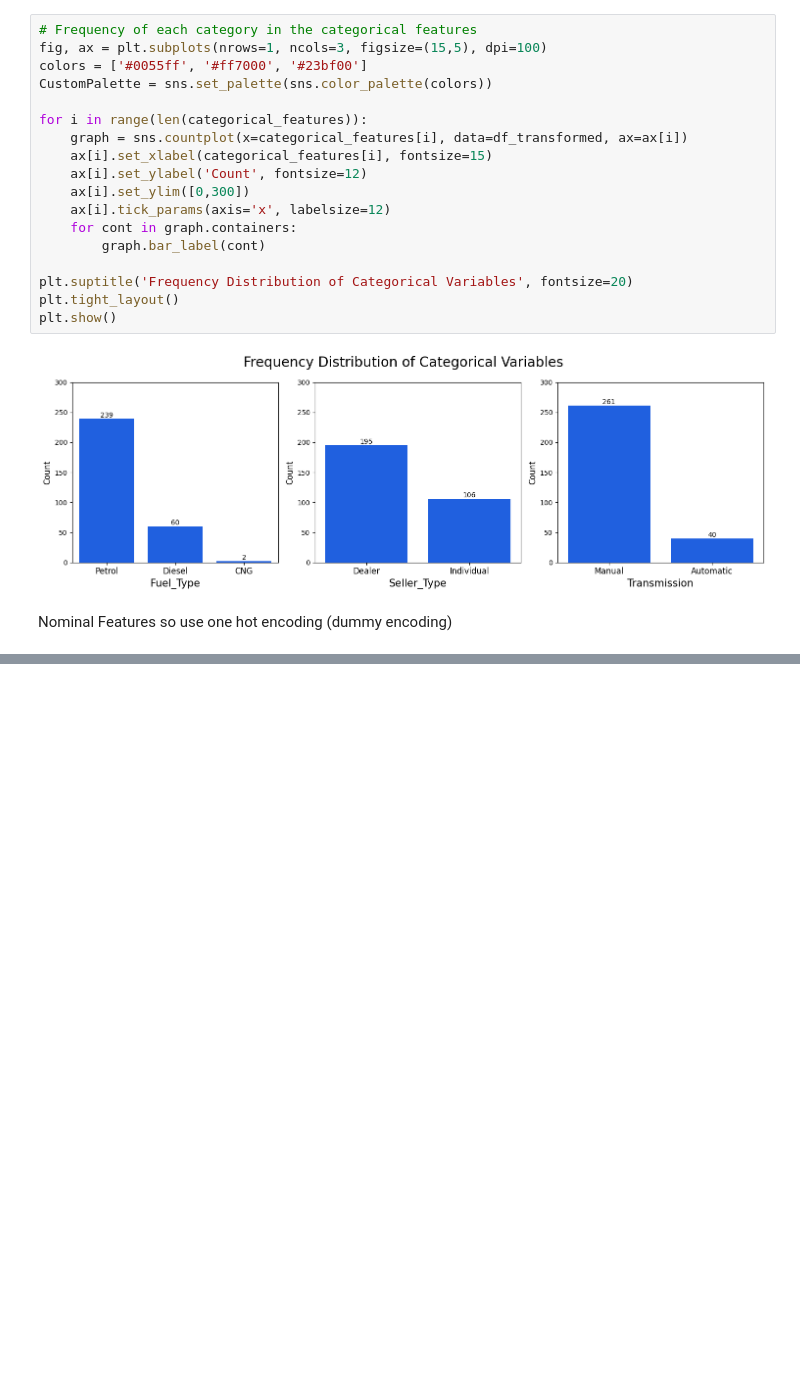
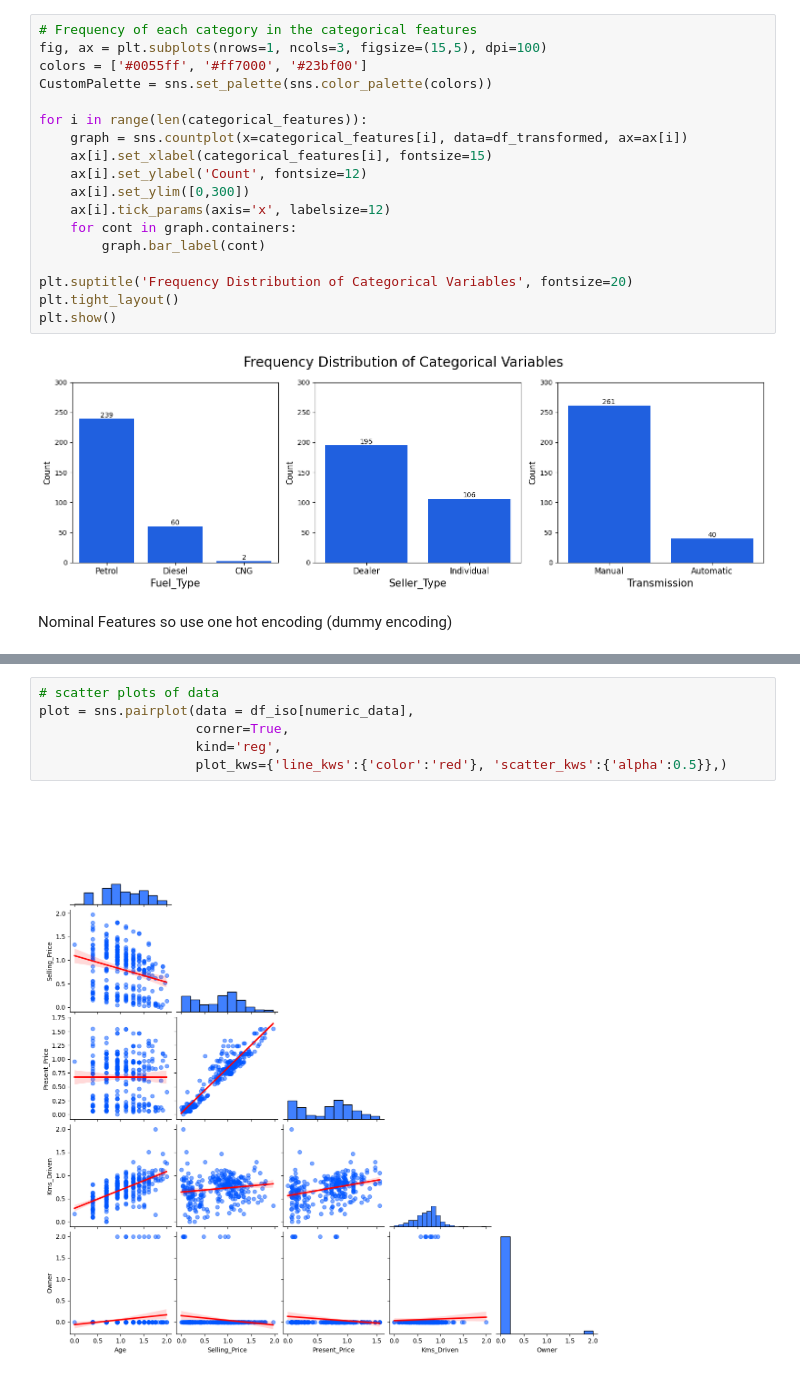
Before and after one commit to BeardedSeal77/Machine-Learning-101, a Jupyter notebook: Study Notebooks/02-Data Prep/2_Data_Prep.ipynb, the cells around one changed output, grey strips where cells are left out. Saved outputs shown, nothing was run; the diff lists cells and outputs as text; blank space fills up the shorter version.

```diff
--- a/Study Notebooks/02-Data Prep/2_Data_Prep.ipynb
+++ b/Study Notebooks/02-Data Prep/2_Data_Prep.ipynb
@@ -410,0 +600,8 @@ memory usage: 13.1 KB
+# %%
+# scatter plots of data
+plot = sns.pairplot(data = df_iso[numeric_data],
+                    corner=True,
+                    kind='reg',
+                    plot_kws={'line_kws':{'color':'red'}, 'scatter_kws':{'alpha':0.5}},)
+# %% [output]
+[figure, added]
```
Also changed, not shown: parts of 28 cells of this notebook, 1 other file.
